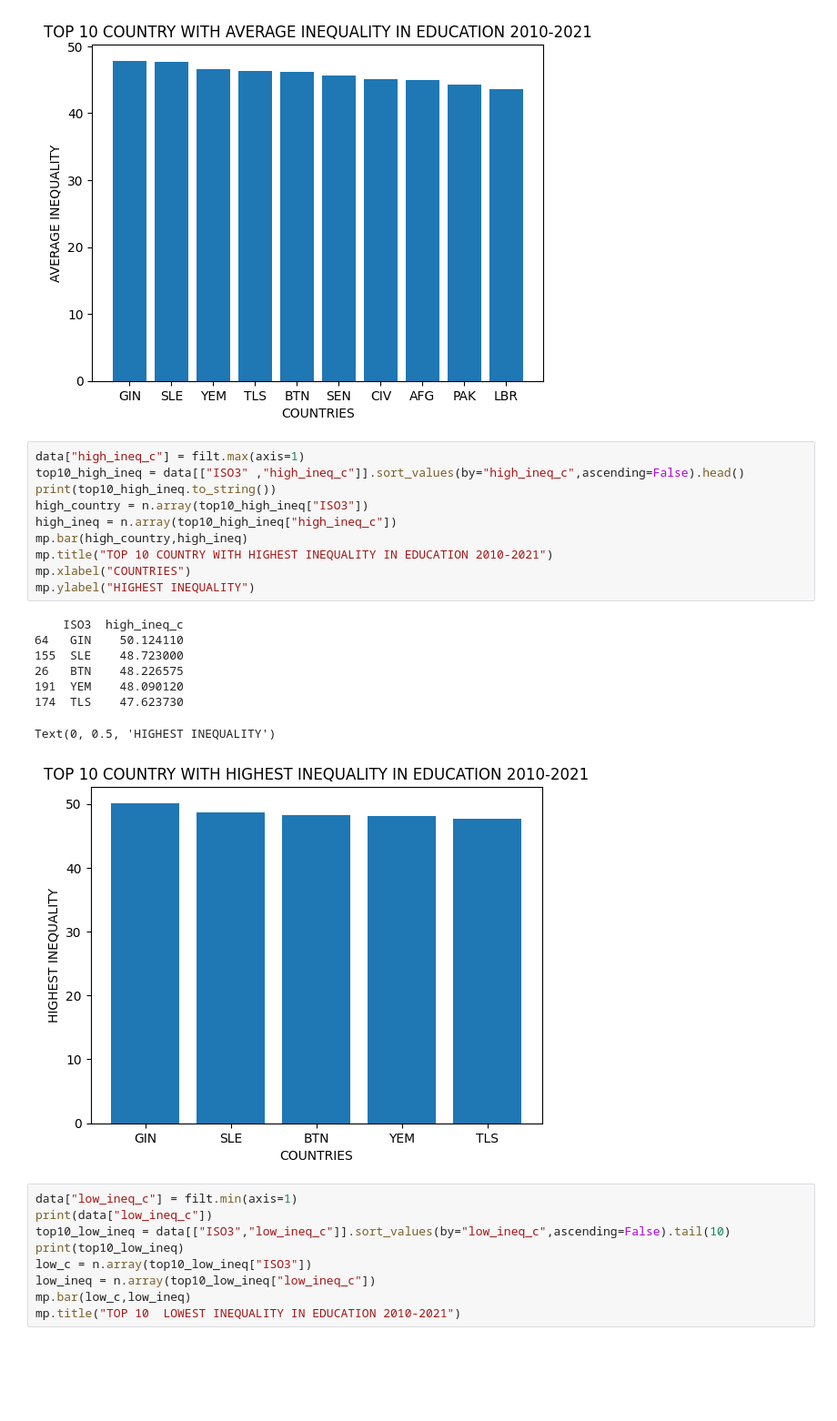
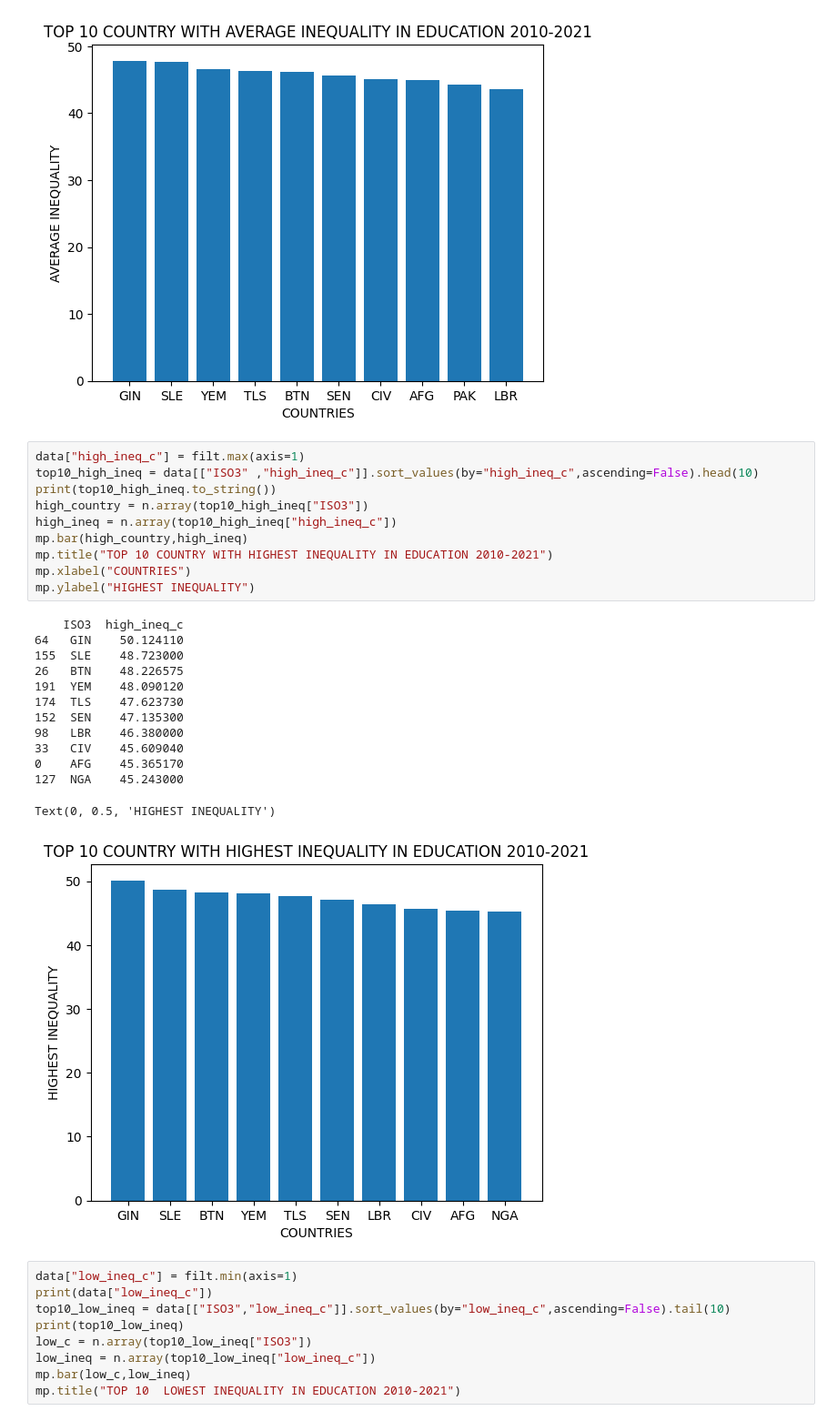
Before and after one commit to shahmeeraslam/INEQUALITY-IN-EDUCTION, a Jupyter notebook: project.ipynb, the cells around one changed output. Shown at 91% size. Drawn from its saved outputs; the diff is of its cells as text; blank space fills up the shorter version.

Commit message:
CHART UPDATED

```diff
--- a/project.ipynb
+++ b/project.ipynb
@@ -335,23 +335,28 @@ Text(0, 0.5, 'AVERAGE INEQUALITY')
 [figure]
 # %%
 data["high_ineq_c"] = filt.max(axis=1)
-top10_high_ineq = data[["ISO3" ,"high_ineq_c"]].sort_values(by="high_ineq_c",ascending=False).head()
+top10_high_ineq = data[["ISO3" ,"high_ineq_c"]].sort_values(by="high_ineq_c",ascending=False).head(10)
 print(top10_high_ineq.to_string())
 high_country = n.array(top10_high_ineq["ISO3"])
 high_ineq = n.array(top10_high_ineq["high_ineq_c"])
 mp.bar(high_country,high_ineq)
 mp.title("TOP 10 COUNTRY WITH HIGHEST INEQUALITY IN EDUCATION 2010-2021")
 mp.xlabel("COUNTRIES")
 mp.ylabel("HIGHEST INEQUALITY")
 # %% [output]
     ISO3  high_ineq_c
 64   GIN    50.124110
 155  SLE    48.723000
 26   BTN    48.226575
 191  YEM    48.090120
 174  TLS    47.623730
+152  SEN    47.135300
+98   LBR    46.380000
+33   CIV    45.609040
+0    AFG    45.365170
+127  NGA    45.243000
 Text(0, 0.5, 'HIGHEST INEQUALITY')
-[figure, old version]
+[figure, new version]
 # %%
 data["low_ineq_c"] = filt.min(axis=1)
 print(data["low_ineq_c"])
```
